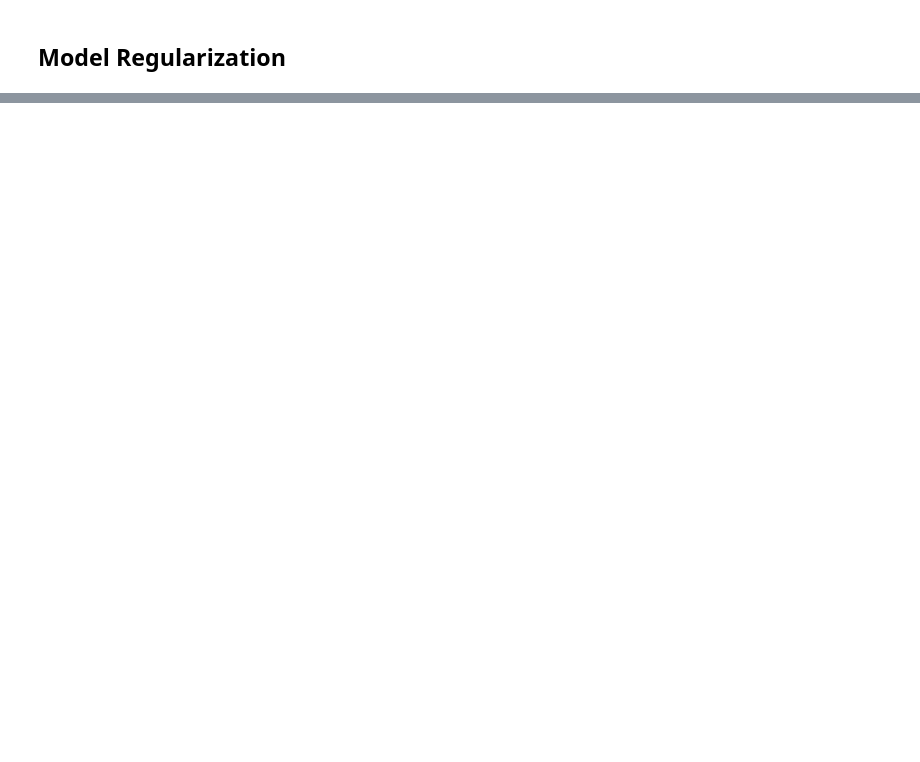
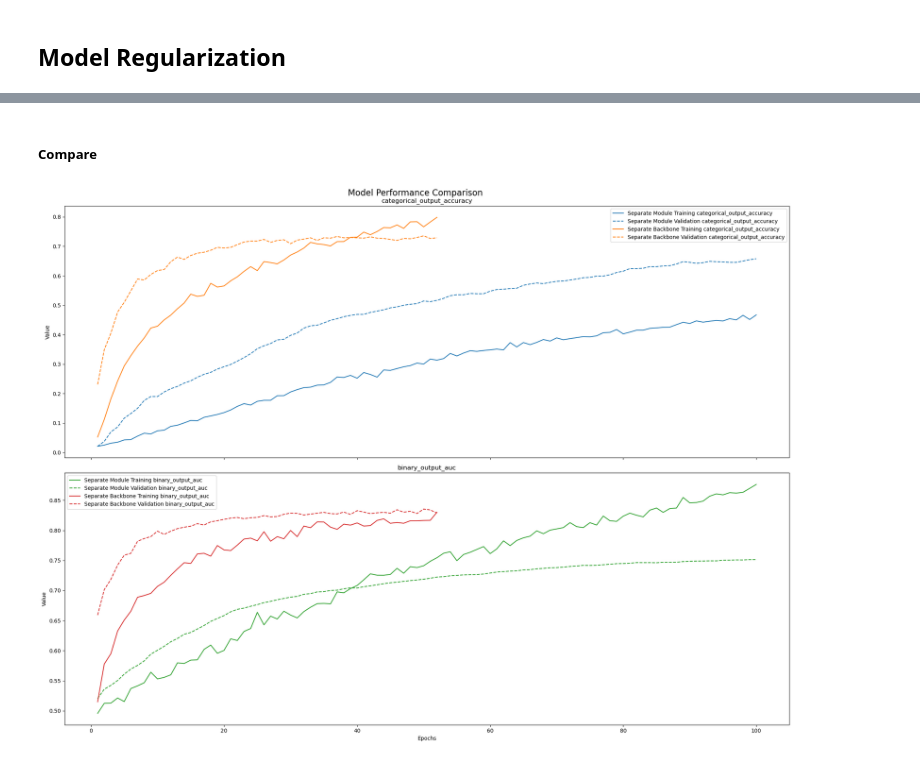
Before and after one commit to Bunchango/DL_Assign_1, a Jupyter notebook: Assignment_1.ipynb, the cells around one changed output, grey strips where cells are left out. Drawn from its saved outputs; the diff is of its cells as text; code cells hidden in the pictures; blank space fills up the shorter version.

```diff
--- a/Assignment_1.ipynb
+++ b/Assignment_1.ipynb
@@ -1144,0 +1333,3 @@ test_model.evaluate(test_ds)
+# %%
+design_4, design_4_base = create_model_separate_module(tf.keras.applications.NASNetLarge)
+design_4.summary()
@@ -1144,0 +1354,2 @@ test_model.evaluate(test_ds)
+# %%
+design_4_history = design_4.fit(train_ds, epochs=100, callbacks=get_cbs(), validation_data=test_ds)
@@ -1144,0 +1421,3 @@ test_model.evaluate(test_ds)
+# %%
+design_5, design_5_cat_base, design_5_bin_base = create_model_separate_backbone([tf.keras.applications.NASNetLarge, tf.keras.applications.MobileNetV2])
+design_5.summary()
@@ -1144,0 +1442,2 @@ test_model.evaluate(test_ds)
+# %%
+design_5_history = design_5.fit(train_ds, epochs=100, callbacks=get_cbs(), validation_data=test_ds)
@@ -1144,0 +1462,9 @@ test_model.evaluate(test_ds)
+# %% [markdown]
+##### Compare
+# %%
+histories = [design_4_history, design_5_history]
+labels = ['Separate Module', 'Separate Backbone']
+
+plot_histories(histories, labels)
+# %% [output]
+[figure, added]
```
Also changed, not shown: parts of 142 cells of this notebook, 2 other files.
